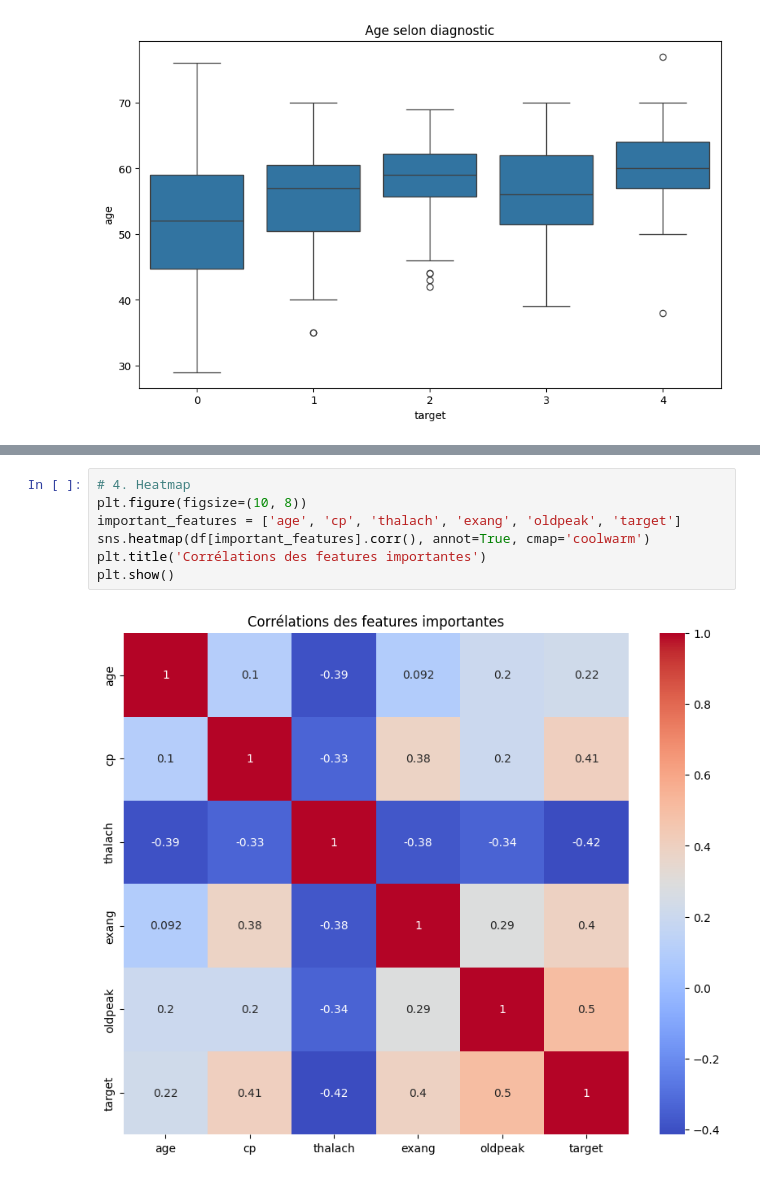
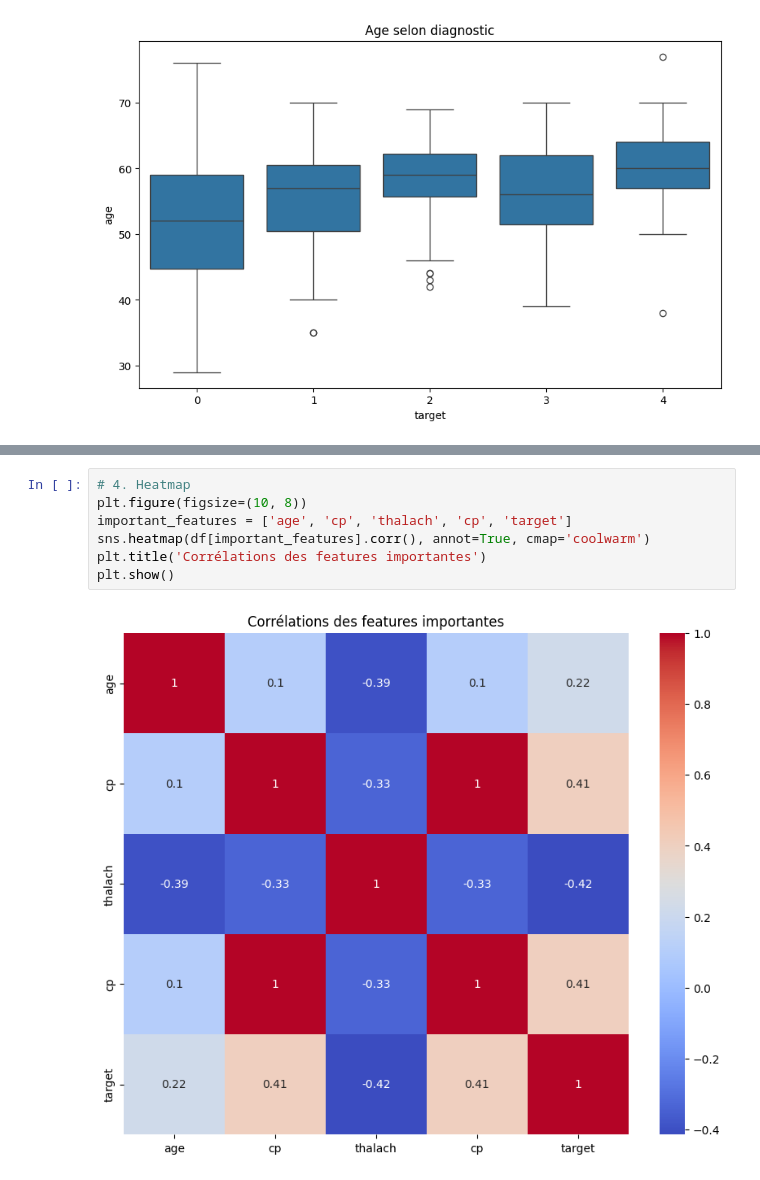
Before and after one commit to Tarikokc/Projet-K-Nearest-Neighbors--KNN-, a Jupyter notebook: notebook/EDA.ipynb, the cells around one changed output, grey strips where cells are left out. Cells and saved outputs as stored; diff of their text form.

```diff
--- a/notebook/EDA.ipynb
+++ b/notebook/EDA.ipynb
@@ -68,9 +186,9 @@ plt.show()
 # %%
 # 4. Heatmap
 plt.figure(figsize=(10, 8))
-important_features = ['age', 'cp', 'thalach', 'exang', 'oldpeak', 'target']
+important_features = ['age', 'cp', 'thalach', 'cp', 'target']
 sns.heatmap(df[important_features].corr(), annot=True, cmap='coolwarm')
 plt.title('Corrélations des features importantes')
 plt.show()
 # %% [output]
-[figure, old version]
+[figure, new version]
```
Also changed, not shown: parts of 8 cells of this notebook, 1 other file.
